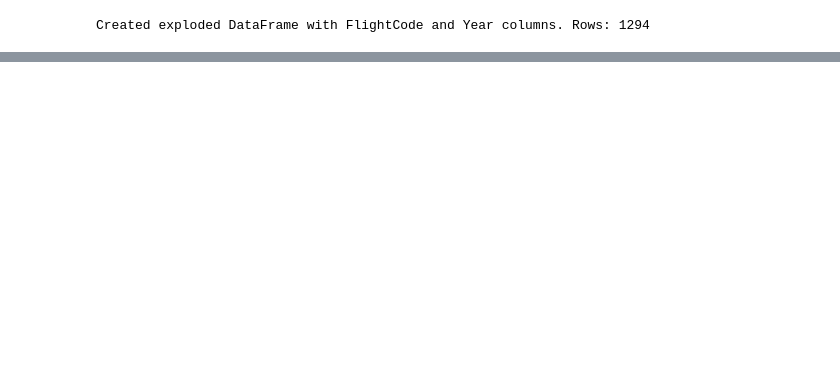
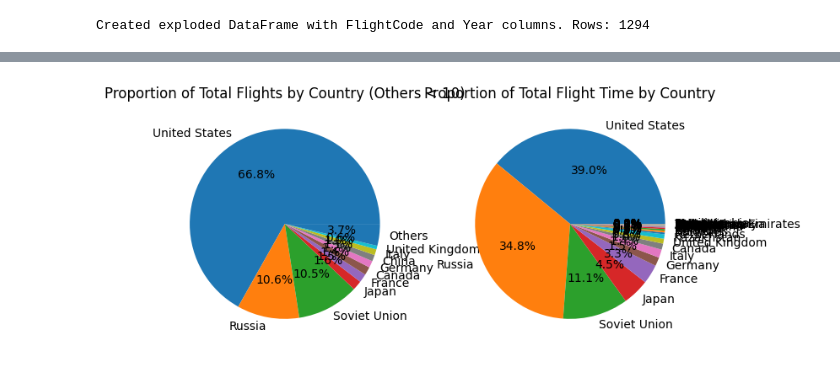
Before and after one commit to CDCThjnk/Model, a Jupyter notebook: Data Analysis/cleanData.ipynb, the cells around one changed output, grey strips where cells are left out. Cells and saved outputs as stored; diff of their text form; code cells hidden in the pictures; blank space fills up the shorter version.

```diff
--- a/Data Analysis/cleanData.ipynb
+++ b/Data Analysis/cleanData.ipynb
@@ -88,0 +93,22 @@ df_flights
+# %%
+# Pie chart for proportion of total flights by country
+country_flights = df_flights.groupby('Country')['FlightCode'].count().sort_values(ascending=False)
+plotted_countries = country_flights.iloc[:10]
+plotted_countries["Others"] = country_flights.iloc[10:].sum()
+plt.figure(figsize=(8, 8))
+
+plt.subplot(1, 2, 1)
+plotted_countries.plot.pie(autopct='%1.1f%%')
+plt.title('Proportion of Total Flights by Country (Others < 10)')
+plt.ylabel('')
+
+plt.subplot(1, 2, 2)
+country_flight_time = df.groupby('Country')['Total Flight Time (days)'].sum()
+country_flight_time = country_flight_time.sort_values(ascending=False)
+country_flight_time.plot.pie(autopct='%1.1f%%')
+plt.title('Proportion of Total Flight Time by Country')
+plt.ylabel('')
+
+plt.show()
+# %% [output]
+[figure, added]
```
Also changed, not shown: parts of 13 cells of this notebook.
